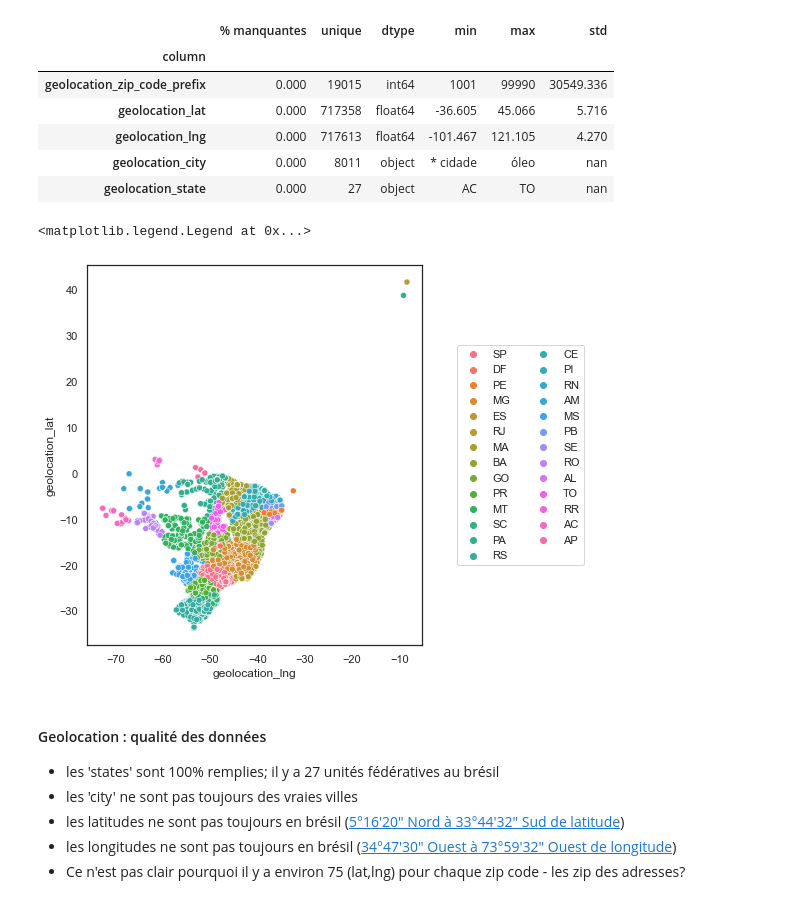
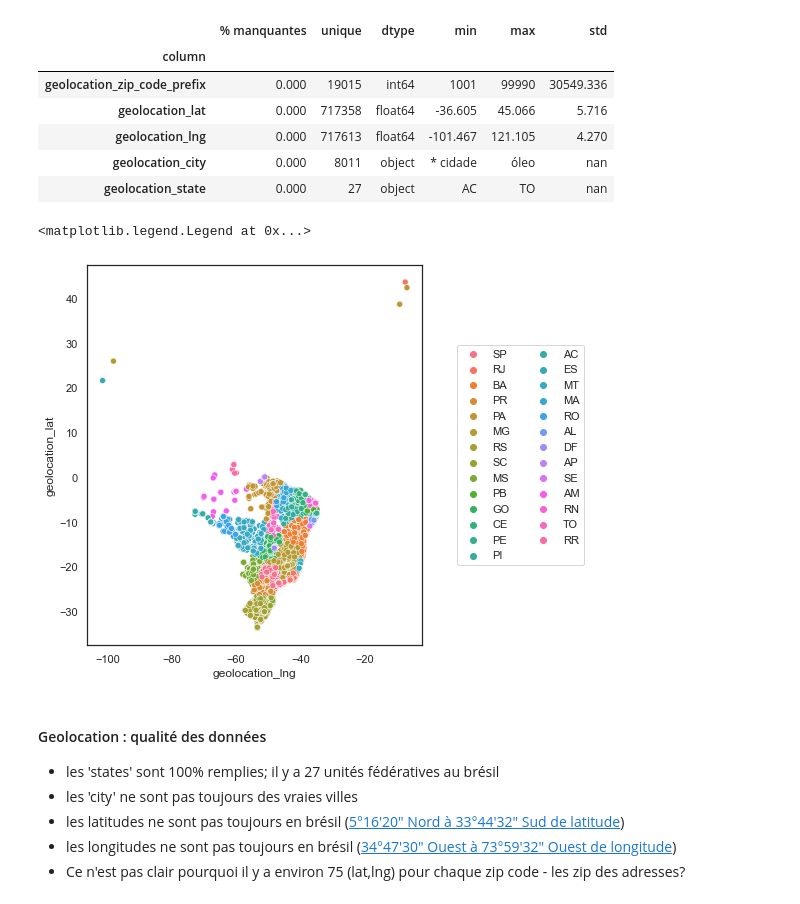
Before and after one commit to mrcreasey/oc-ds-p5-unsupervised-clustering, a Jupyter notebook: P5_01_analyse.ipynb, the cells around one changed output. Drawn from its saved outputs; the diff is of its cells as text; code cells hidden in the pictures.

```diff
--- a/P5_01_analyse.ipynb
+++ b/P5_01_analyse.ipynb
@@ -299,12 +299,12 @@ decrire_dataframe(geolocation)
 | geolocation_state | 0.000 | 27 | object | AC | TO | nan |
 # %%
 plt.figure(figsize=(6, 7))
-sns.scatterplot(data=geolocation.sample(50000), x='geolocation_lng',
-                y='geolocation_lat', hue='geolocation_state')
+sns.scatterplot(data=geolocation.sample(50000, random_state=0),
+                x='geolocation_lng', y='geolocation_lat', hue='geolocation_state')
 plt.legend(bbox_to_anchor=(1.5, 0.5), loc=5, ncol=2)
 # %% [output]
 <matplotlib.legend.Legend at 0x...>
-[figure, old version]
+[figure, new version]
 # %% [markdown]
 #### Geolocation : qualité des données
 
```
Also changed, not shown: parts of 4 cells of this notebook.
